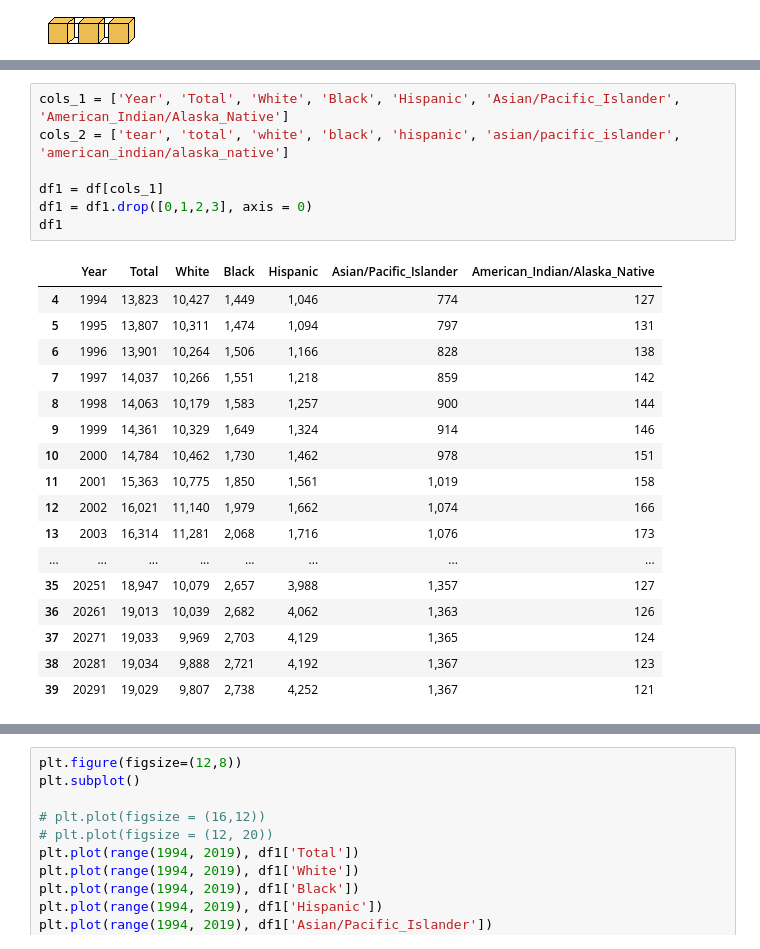
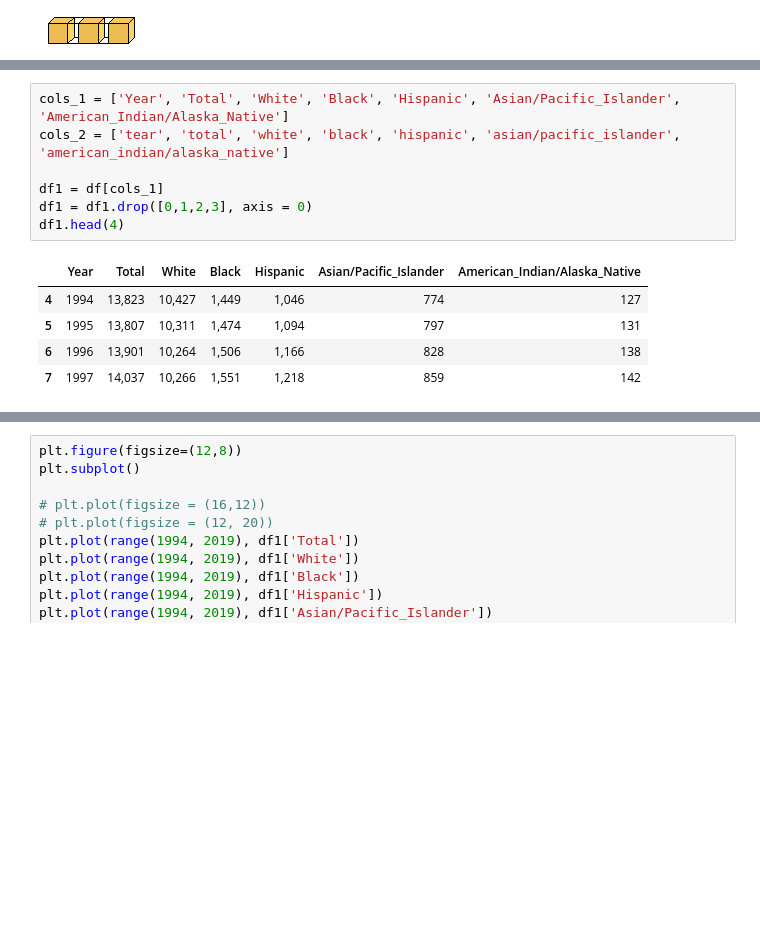
Before and after one commit to Vineet2107/HSO201_CourseProject, a Jupyter notebook: HSO_Arush.ipynb, the cells around one changed output, grey strips where cells are left out. Saved outputs shown, nothing was run; the diff lists cells and outputs as text; blank space fills up the shorter version.

```diff
--- a/HSO_Arush.ipynb
+++ b/HSO_Arush.ipynb
@@ -875,26 +877,14 @@ df
 # %%
 cols_1 = ['Year', 'Total', 'White', 'Black', 'Hispanic', 'Asian/Pacific_Islander', 'American_Indian/Alaska_Native']
 cols_2 = ['tear', 'total', 'white', 'black', 'hispanic', 'asian/pacific_islander', 'american_indian/alaska_native']
 
 df1 = df[cols_1]
 df1 = df1.drop([0,1,2,3], axis = 0)
-df1
+df1.head(4)
 # %% [output]
 |  | Year | Total | White | Black | Hispanic | Asian/Pacific_Islander | American_Indian/Alaska_Native |
 | 4 | 1994 | 13,823 | 10,427 | 1,449 | 1,046 | 774 | 127 |
 | 5 | 1995 | 13,807 | 10,311 | 1,474 | 1,094 | 797 | 131 |
 | 6 | 1996 | 13,901 | 10,264 | 1,506 | 1,166 | 828 | 138 |
 | 7 | 1997 | 14,037 | 10,266 | 1,551 | 1,218 | 859 | 142 |
-| 8 | 1998 | 14,063 | 10,179 | 1,583 | 1,257 | 900 | 144 |
-| 9 | 1999 | 14,361 | 10,329 | 1,649 | 1,324 | 914 | 146 |
-| 10 | 2000 | 14,784 | 10,462 | 1,730 | 1,462 | 978 | 151 |
-| 11 | 2001 | 15,363 | 10,775 | 1,850 | 1,561 | 1,019 | 158 |
-| 12 | 2002 | 16,021 | 11,140 | 1,979 | 1,662 | 1,074 | 166 |
-| 13 | 2003 | 16,314 | 11,281 | 2,068 | 1,716 | 1,076 | 173 |
-| ... | ... | ... | ... | ... | ... | ... | ... |
-| 35 | 20251 | 18,947 | 10,079 | 2,657 | 3,988 | 1,357 | 127 |
-| 36 | 20261 | 19,013 | 10,039 | 2,682 | 4,062 | 1,363 | 126 |
-| 37 | 20271 | 19,033 | 9,969 | 2,703 | 4,129 | 1,365 | 124 |
-| 38 | 20281 | 19,034 | 9,888 | 2,721 | 4,192 | 1,367 | 123 |
-| 39 | 20291 | 19,029 | 9,807 | 2,738 | 4,252 | 1,367 | 121 |
 # %%
```
Also changed, not shown: parts of 3 cells of this notebook.
